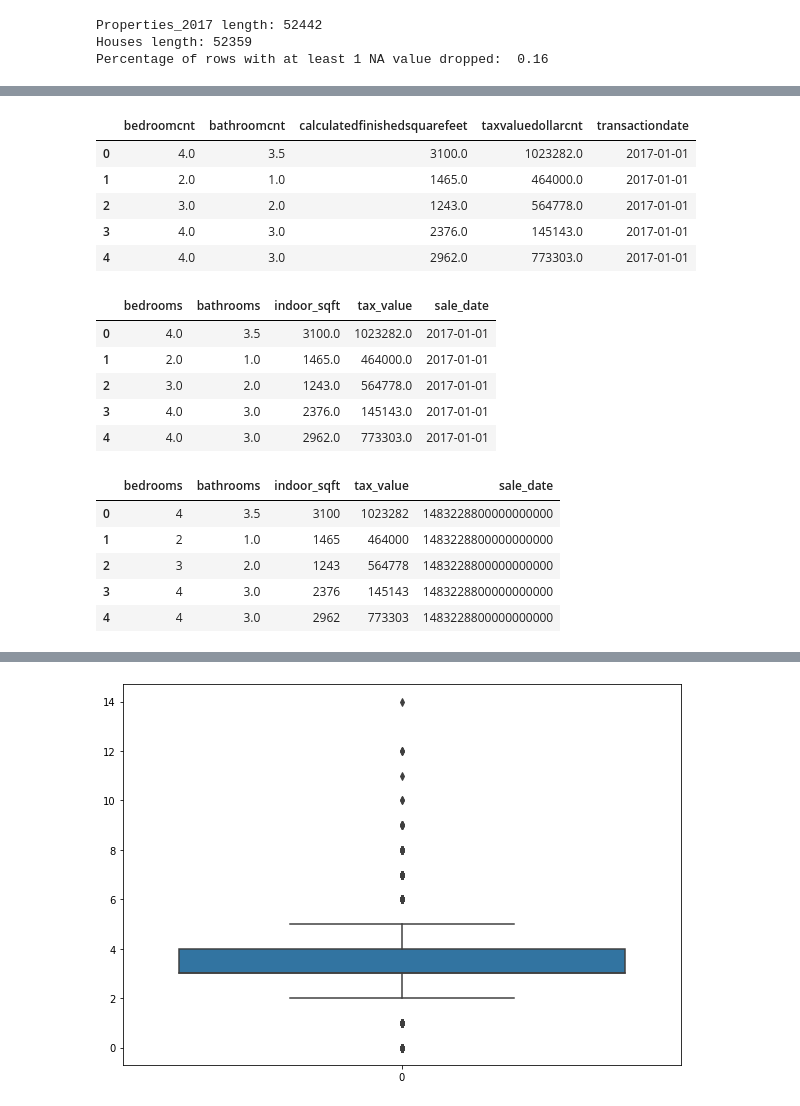
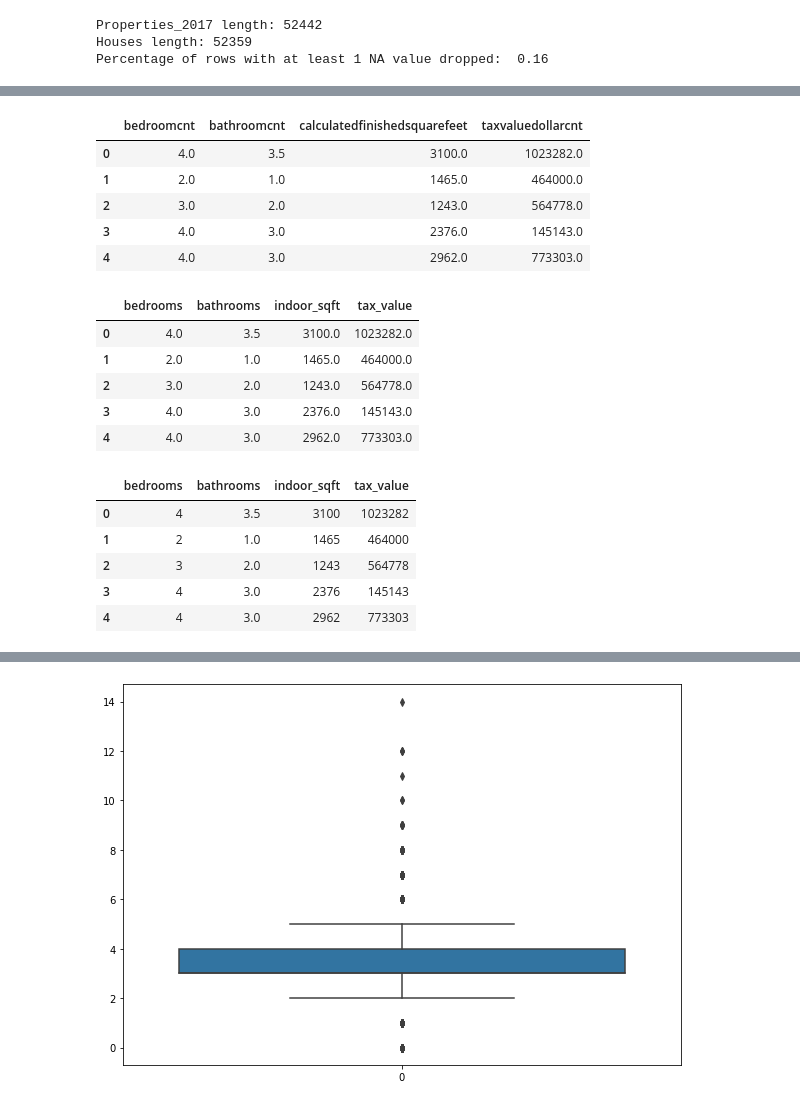
Before and after one commit to Severina7/zillow_project, a Jupyter notebook: zillow_project.ipynb, the cells around one changed output, grey strips where cells are left out. Drawn from its saved outputs; the diff is of its cells as text; code cells hidden in the pictures.

```diff
--- a/zillow_project.ipynb
+++ b/zillow_project.ipynb
@@ -105,3 +108,6 @@ print("Properties_2017 length:", len(properties_2017), "\nHouses length:",
 Properties_2017 length: 52442
 Houses length: 52359
 Percentage of rows with at least 1 NA value dropped:  0.16
+# %%
+houses = houses.drop(['transactiondate'], axis = 1)
+houses.head()
@@ -109,48 +122,46 @@ Percentage of rows with at least 1 NA value dropped:  0.16
 houses = houses.drop(['propertylandusetypeid'], axis = 1)
 houses.head()
 # %% [output]
-|  | bedroomcnt | bathroomcnt | calculatedfinishedsquarefeet | taxvaluedollarcnt | transactiondate |
-| 0 | 4.0 | 3.5 | 3100.0 | 1023282.0 | 2017-01-01 |
-| 1 | 2.0 | 1.0 | 1465.0 | 464000.0 | 2017-01-01 |
-| 2 | 3.0 | 2.0 | 1243.0 | 564778.0 | 2017-01-01 |
-| 3 | 4.0 | 3.0 | 2376.0 | 145143.0 | 2017-01-01 |
-| 4 | 4.0 | 3.0 | 2962.0 | 773303.0 | 2017-01-01 |
+|  | bedroomcnt | bathroomcnt | calculatedfinishedsquarefeet | taxvaluedollarcnt |
+| 0 | 4.0 | 3.5 | 3100.0 | 1023282.0 |
+| 1 | 2.0 | 1.0 | 1465.0 | 464000.0 |
+| 2 | 3.0 | 2.0 | 1243.0 | 564778.0 |
+| 3 | 4.0 | 3.0 | 2376.0 | 145143.0 |
+| 4 | 4.0 | 3.0 | 2962.0 | 773303.0 |
 # %%
 # Renaming columns
 
 cols_to_rename = {
     'calculatedfinishedsquarefeet': 'indoor_sqft',
     'taxvaluedollarcnt': 'tax_value',
-    'transactiondate': 'sale_date',
     'bedroomcnt': 'bedrooms',
     'bathroomcnt': 'bathrooms',
 }
 
 houses = houses.rename(columns=cols_to_rename)
 houses.head()
 # %% [output]
-|  | bedrooms | bathrooms | indoor_sqft | tax_value | sale_date |
-| 0 | 4.0 | 3.5 | 3100.0 | 1023282.0 | 2017-01-01 |
-| 1 | 2.0 | 1.0 | 1465.0 | 464000.0 | 2017-01-01 |
-| 2 | 3.0 | 2.0 | 1243.0 | 564778.0 | 2017-01-01 |
-| 3 | 4.0 | 3.0 | 2376.0 | 145143.0 | 2017-01-01 |
-| 4 | 4.0 | 3.0 | 2962.0 | 773303.0 | 2017-01-01 |
+|  | bedrooms | bathrooms | indoor_sqft | tax_value |
+| 0 | 4.0 | 3.5 | 3100.0 | 1023282.0 |
+| 1 | 2.0 | 1.0 | 1465.0 | 464000.0 |
+| 2 | 3.0 | 2.0 | 1243.0 | 564778.0 |
+| 3 | 4.0 | 3.0 | 2376.0 | 145143.0 |
+| 4 | 4.0 | 3.0 | 2962.0 | 773303.0 |
 # %%
-# Transforming data types to int particularly sale_date so I can scale it
+# Transforming data types to int then I can scale it
 
 houses['bedrooms'] = houses['bedrooms'].astype(int)
 houses['indoor_sqft'] = houses['indoor_sqft'].astype(int)
 houses['tax_value'] = houses['tax_value'].astype(int)
-houses['sale_date'] = pd.to_datetime(houses['sale_date']).astype('int64')
 
 houses.head()
 # %% [output]
-|  | bedrooms | bathrooms | indoor_sqft | tax_value | sale_date |
-| 0 | 4 | 3.5 | 3100 | 1023282 | 1483228800000000000 |
-| 1 | 2 | 1.0 | 1465 | 464000 | 1483228800000000000 |
-| 2 | 3 | 2.0 | 1243 | 564778 | 1483228800000000000 |
-| 3 | 4 | 3.0 | 2376 | 145143 | 1483228800000000000 |
-| 4 | 4 | 3.0 | 2962 | 773303 | 1483228800000000000 |
+|  | bedrooms | bathrooms | indoor_sqft | tax_value |
+| 0 | 4 | 3.5 | 3100 | 1023282 |
+| 1 | 2 | 1.0 | 1465 | 464000 |
+| 2 | 3 | 2.0 | 1243 | 564778 |
+| 3 | 4 | 3.0 | 2376 | 145143 |
+| 4 | 4 | 3.0 | 2962 | 773303 |
 # %%
 # Checking the data types
 
```
Also changed, not shown: parts of 76 cells of this notebook, 1 other file.
